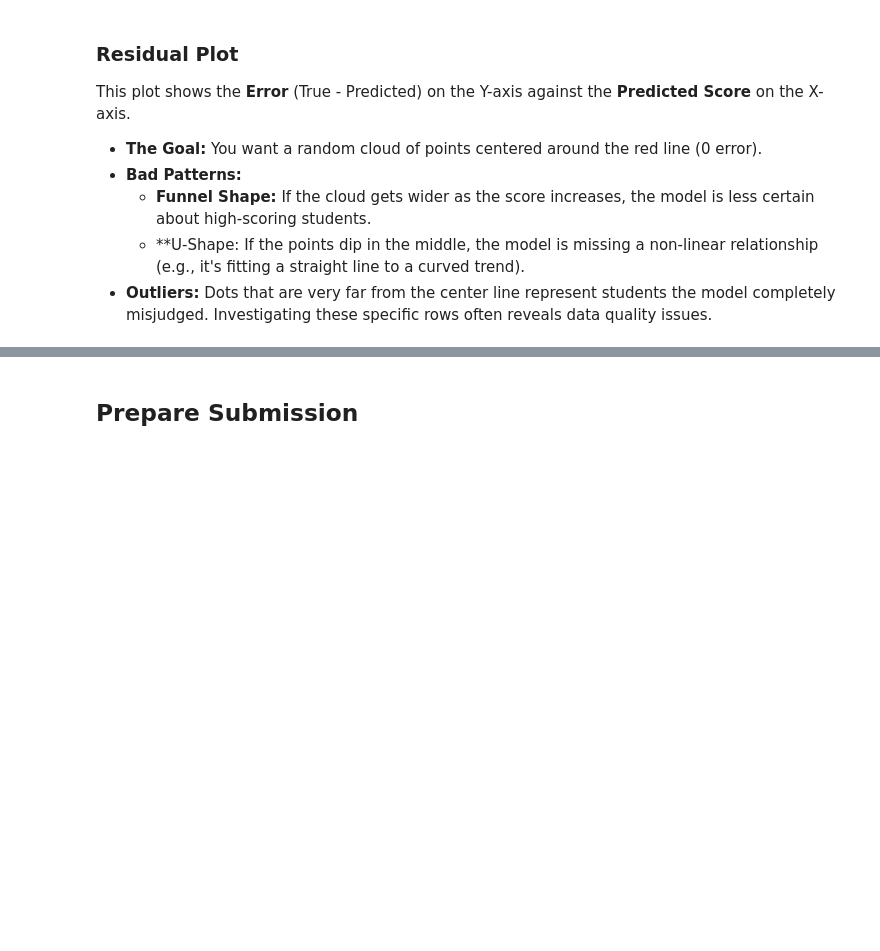
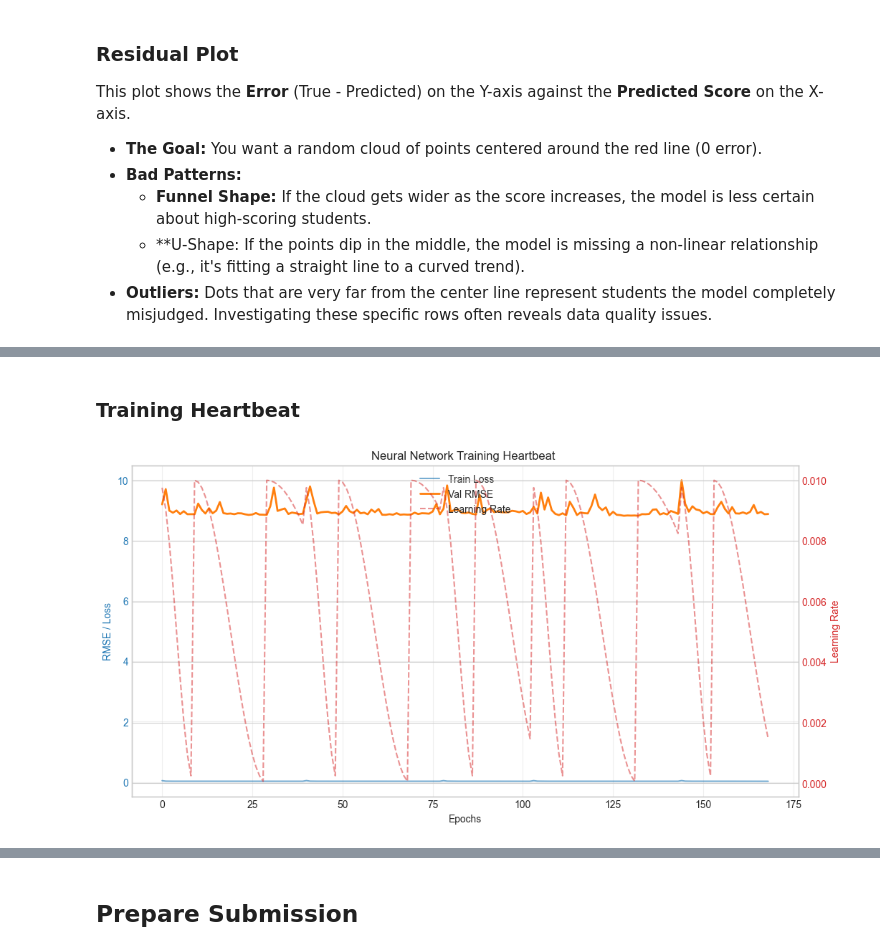
Before and after one commit to SteveTarter/kaggle-playground-series, a Jupyter notebook: 2026/s06e01/ps-s06e01-neural_net.ipynb, the cells around one changed output, grey strips where cells are left out. Saved outputs shown, nothing was run; the diff lists cells and outputs as text; code cells hidden in the pictures; blank space fills up the shorter version.

```diff
--- a/2026/s06e01/ps-s06e01-neural_net.ipynb
+++ b/2026/s06e01/ps-s06e01-neural_net.ipynb
@@ -447,0 +597,6 @@ mviz.plot_residuals(y, oof_preds)
+# %% [markdown]
+### Training Heartbeat
+# %%
+mviz.plot_training_heartbeat(history)
+# %% [output]
+[figure, added]
```
Also changed, not shown: parts of 15 cells of this notebook, 4 other files.
